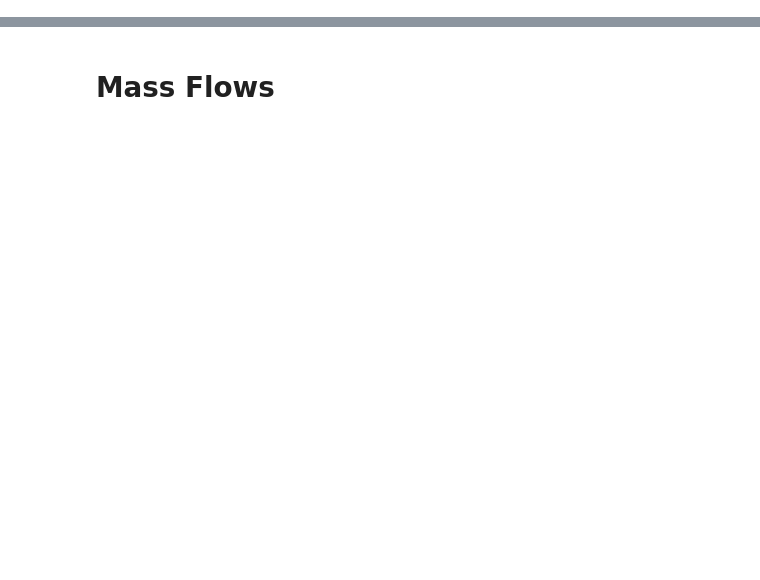
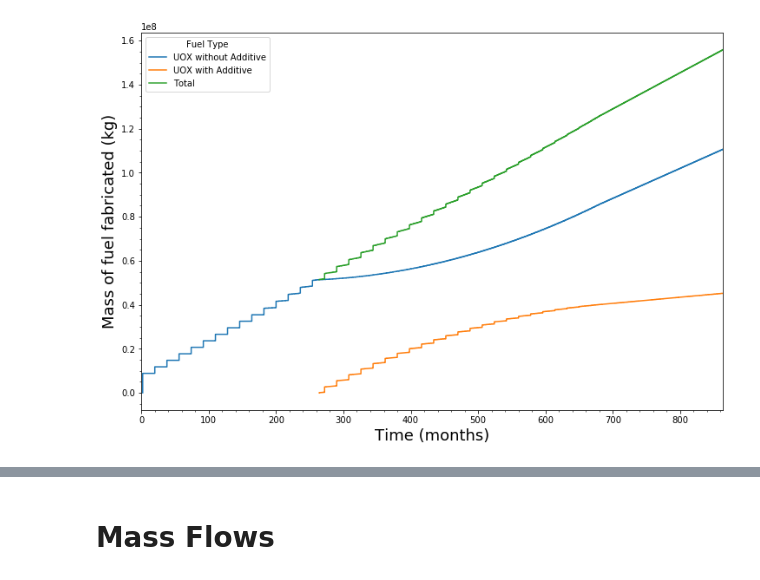
Before and after one commit to opotowsky/EG01_OPRA, a Jupyter notebook: testing_EG01.ipynb, the cells around one changed output, grey strips where cells are left out. Cells and saved outputs as stored; diff of their text form; code cells hidden in the pictures; blank space fills up the shorter version.

```diff
--- a/testing_EG01.ipynb
+++ b/testing_EG01.ipynb
@@ -58,3 +64,11 @@ plot_fuel(ev_prf)
+# %%
+# pref change, separate UOX/Spent UOX commods
+db_prf = cym.dbopen('./growthregion/doesnt_work_pref_change.sqlite')
+ev_prf = cym.Evaluator(db=db_prf, write=False)
+#cgr.flow_graph(ev_prf, label='mass')
+plot_fuel(ev_prf)
+# %% [output]
+[figure, added]
 # %%
 # recipe change, one UOX/Spent UOX commod
 db_rec = cym.dbopen('./growthregion/recipe_test.sqlite')
```
Also changed, not shown: parts of 4 cells of this notebook, 2 other files.
